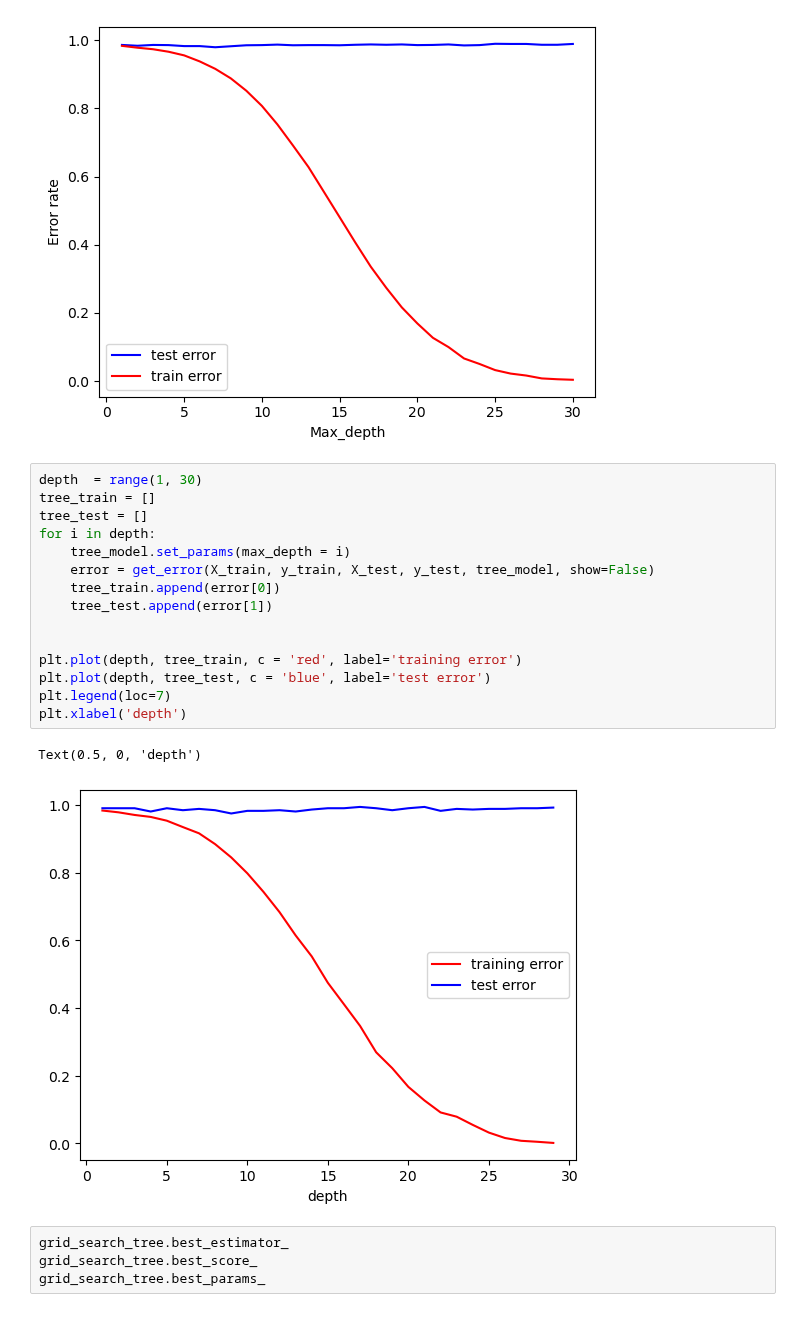
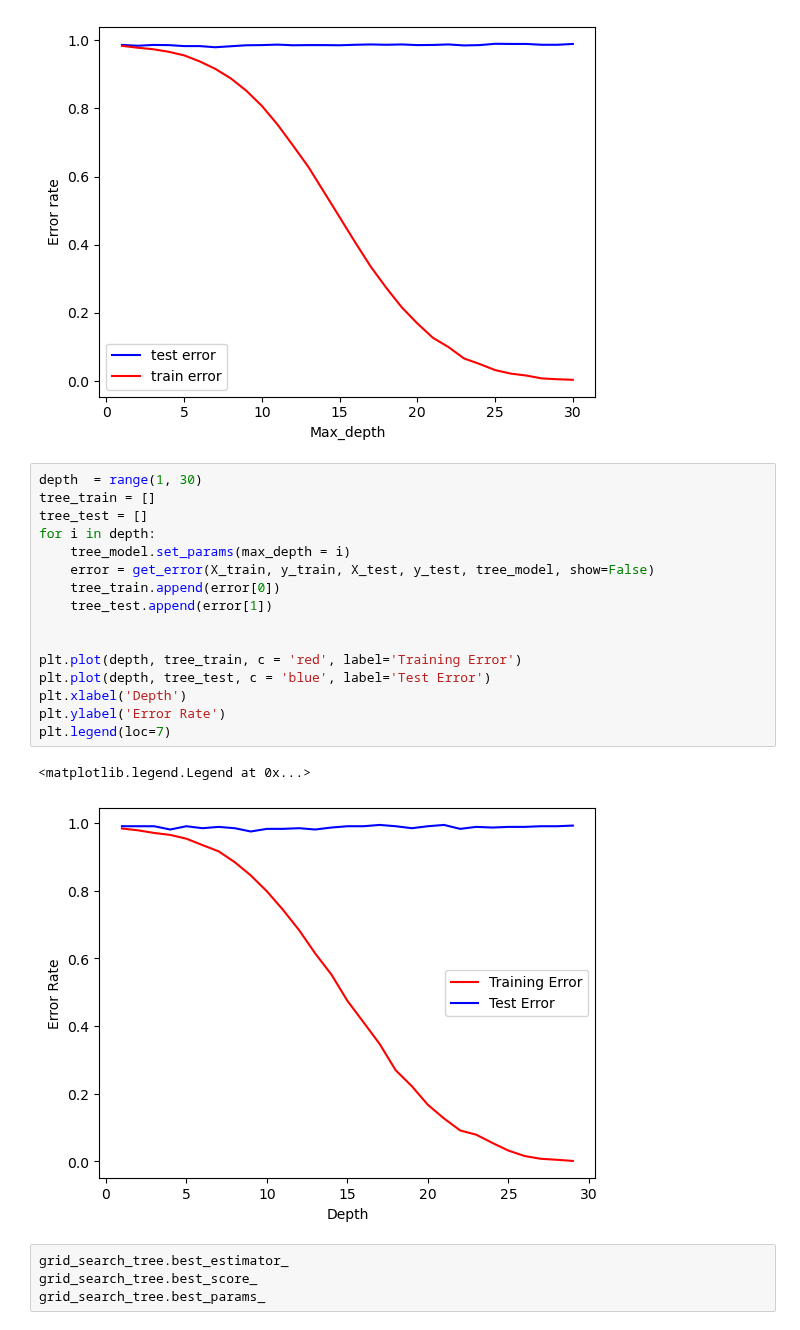
Before and after one commit to dimmediato/ML_Ames_Housing, a Jupyter notebook: Python/Ames_RF_Combined.ipynb, the cells around one changed output. Drawn from its saved outputs; the diff is of its cells as text.

```diff
--- a/Python/Ames_RF_Combined.ipynb
+++ b/Python/Ames_RF_Combined.ipynb
@@ -84,21 +84,22 @@ plt.show()
 # %%
 depth  = range(1, 30)
 tree_train = []
 tree_test = []
 for i in depth:
     tree_model.set_params(max_depth = i)
     error = get_error(X_train, y_train, X_test, y_test, tree_model, show=False)
     tree_train.append(error[0])
     tree_test.append(error[1])
 
 
-plt.plot(depth, tree_train, c = 'red', label='training error')
-plt.plot(depth, tree_test, c = 'blue', label='test error')
+plt.plot(depth, tree_train, c = 'red', label='Training Error')
+plt.plot(depth, tree_test, c = 'blue', label='Test Error')
+plt.xlabel('Depth')
+plt.ylabel('Error Rate')
 plt.legend(loc=7)
-plt.xlabel('depth')
 # %% [output]
-Text(0.5, 0, 'depth')
+<matplotlib.legend.Legend at 0x...>
-[figure, old version]
+[figure, new version]
 # %%
 grid_search_tree.best_estimator_
 grid_search_tree.best_score_
```
Also changed, not shown: parts of 1 cell of this notebook, 4 other files.
